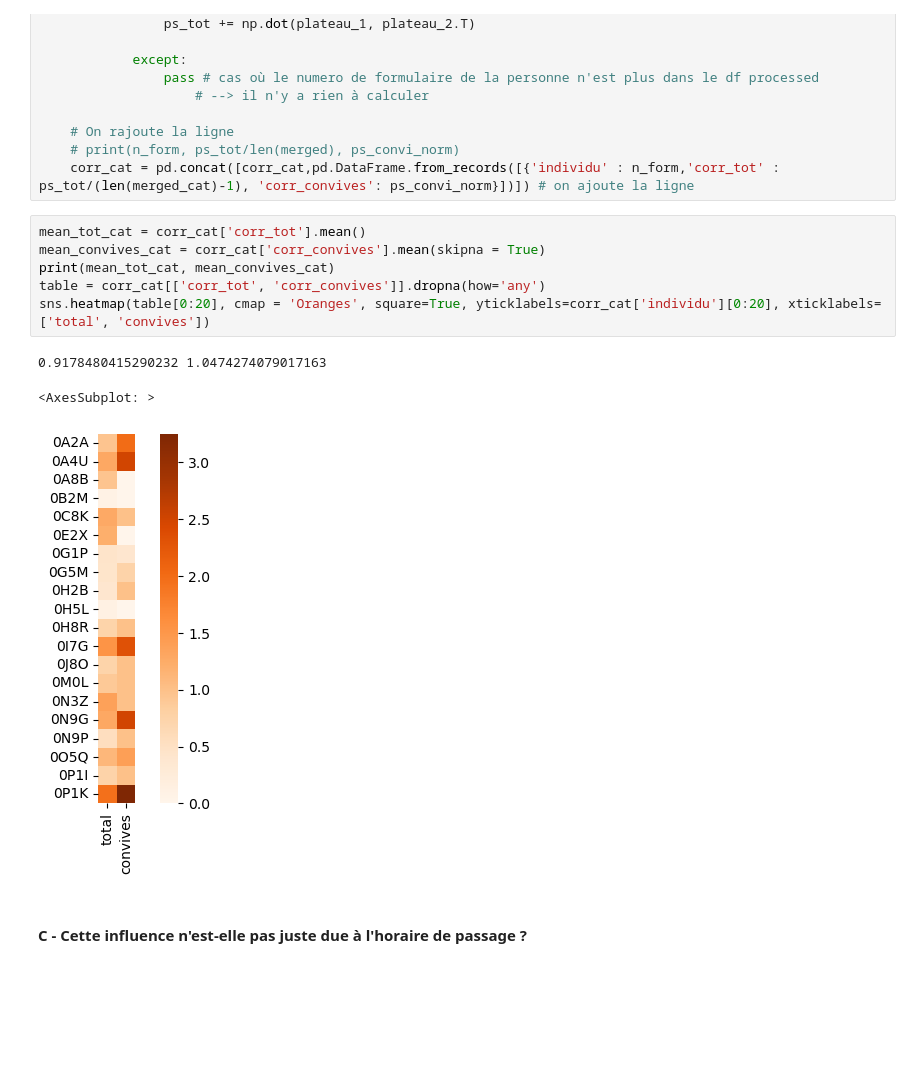
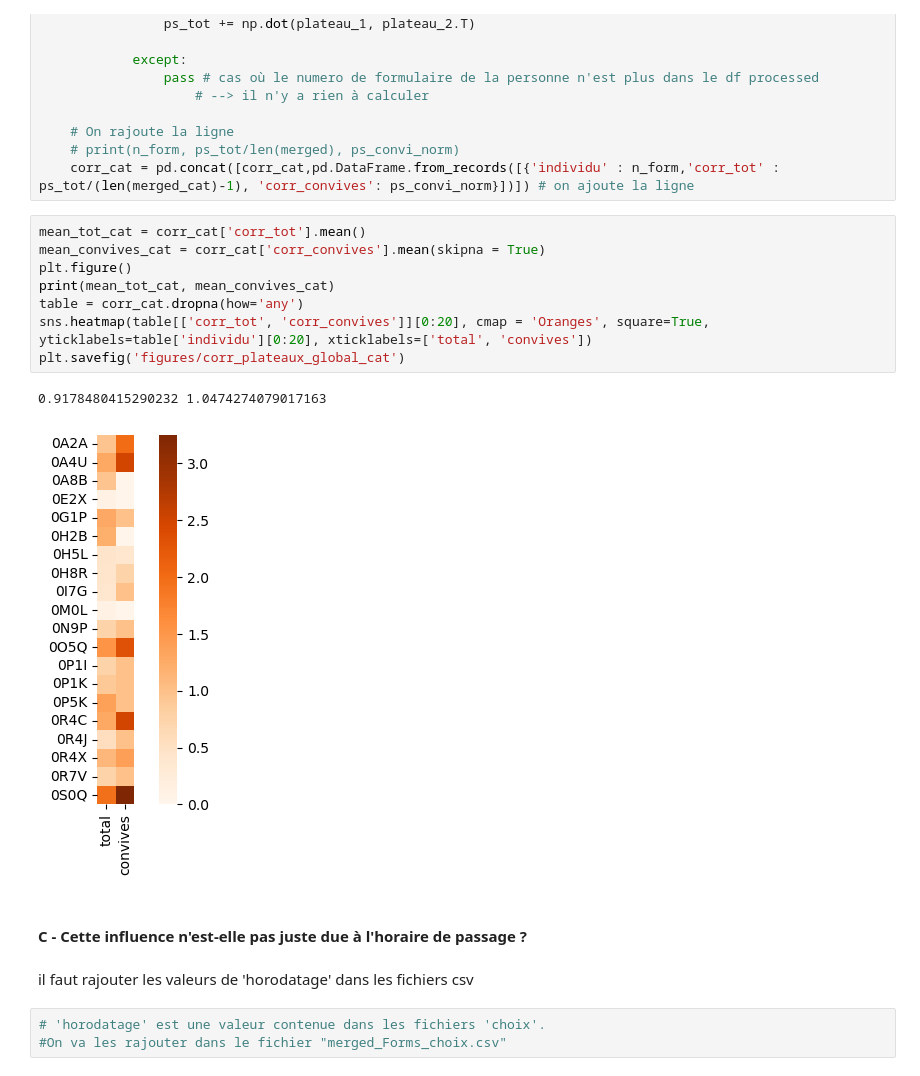
Before and after one commit to hippolyte456/Projet_MIChoCo, a Jupyter notebook: analyse/correlation_hélène.ipynb, the cells around one changed output. Drawn from its saved outputs; the diff is of its cells as text; blank space fills up the shorter version.

```diff
--- a/analyse/correlation_hélène.ipynb
+++ b/analyse/correlation_hélène.ipynb
@@ -269,12 +271,18 @@ for i, n_form in enumerate(merged_cat['index']):
 # %%
 mean_tot_cat = corr_cat['corr_tot'].mean()
 mean_convives_cat = corr_cat['corr_convives'].mean(skipna = True)
+plt.figure()
 print(mean_tot_cat, mean_convives_cat)
-table = corr_cat[['corr_tot', 'corr_convives']].dropna(how='any')
-sns.heatmap(table[0:20], cmap = 'Oranges', square=True, yticklabels=corr_cat['individu'][0:20], xticklabels=['total', 'convives'])
+table = corr_cat.dropna(how='any')
+sns.heatmap(table[['corr_tot', 'corr_convives']][0:20], cmap = 'Oranges', square=True, yticklabels=table['individu'][0:20], xticklabels=['total', 'convives'])
+plt.savefig('figures/corr_plateaux_global_cat')
 # %% [output]
 0.9178480415290232 1.0474274079017163
-<AxesSubplot: >
-[figure, old version]
+[figure, new version]
 # %% [markdown]
 #### C - Cette influence n'est-elle pas juste due à l'horaire de passage ?
+# %% [markdown]
+il faut rajouter les valeurs de 'horodatage' dans les fichiers csv
+# %%
+# 'horodatage' est une valeur contenue dans les fichiers 'choix'.
+#On va les rajouter dans le fichier "merged_Forms_choix.csv"
```
Also changed, not shown: parts of 2 cells of this notebook, 9 other files.
